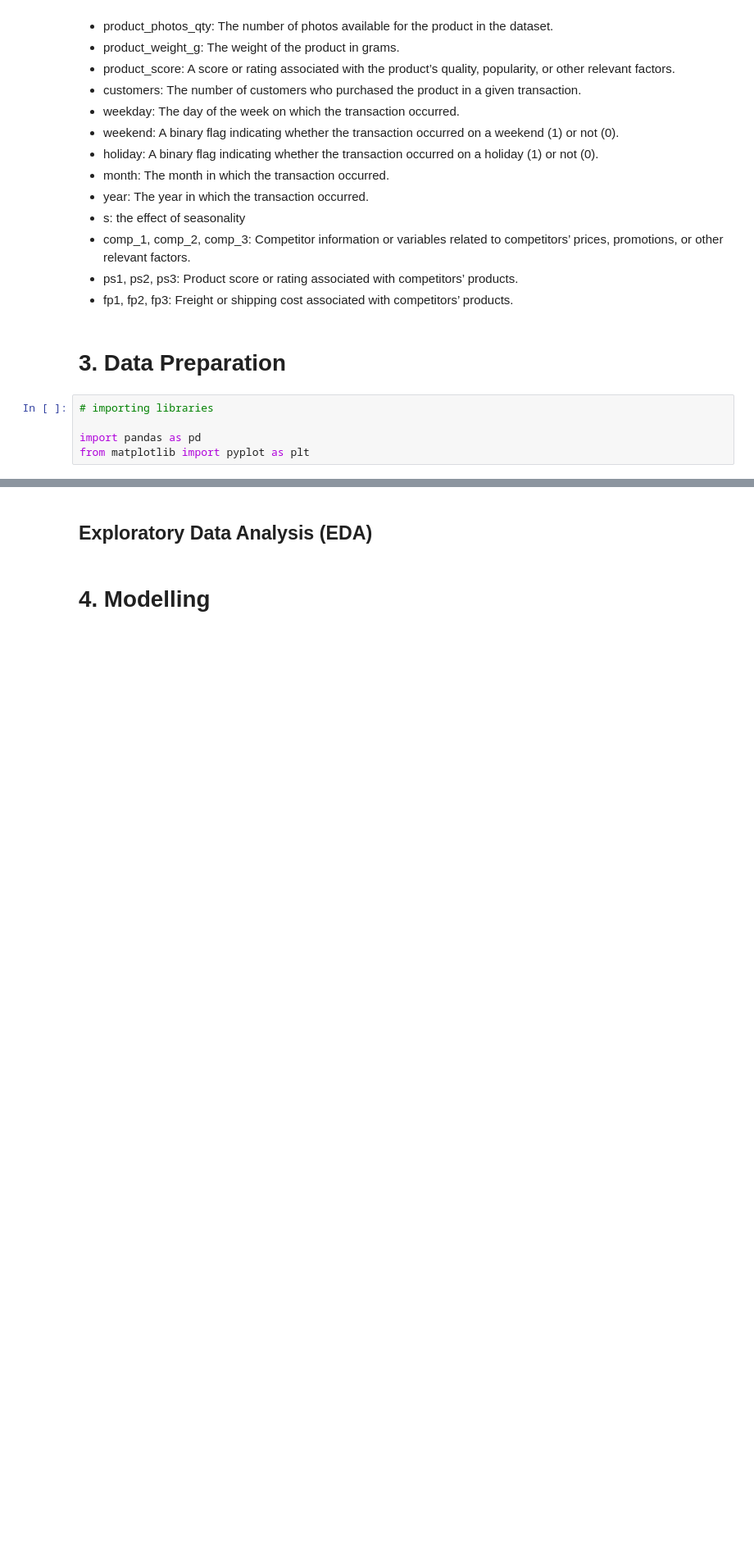
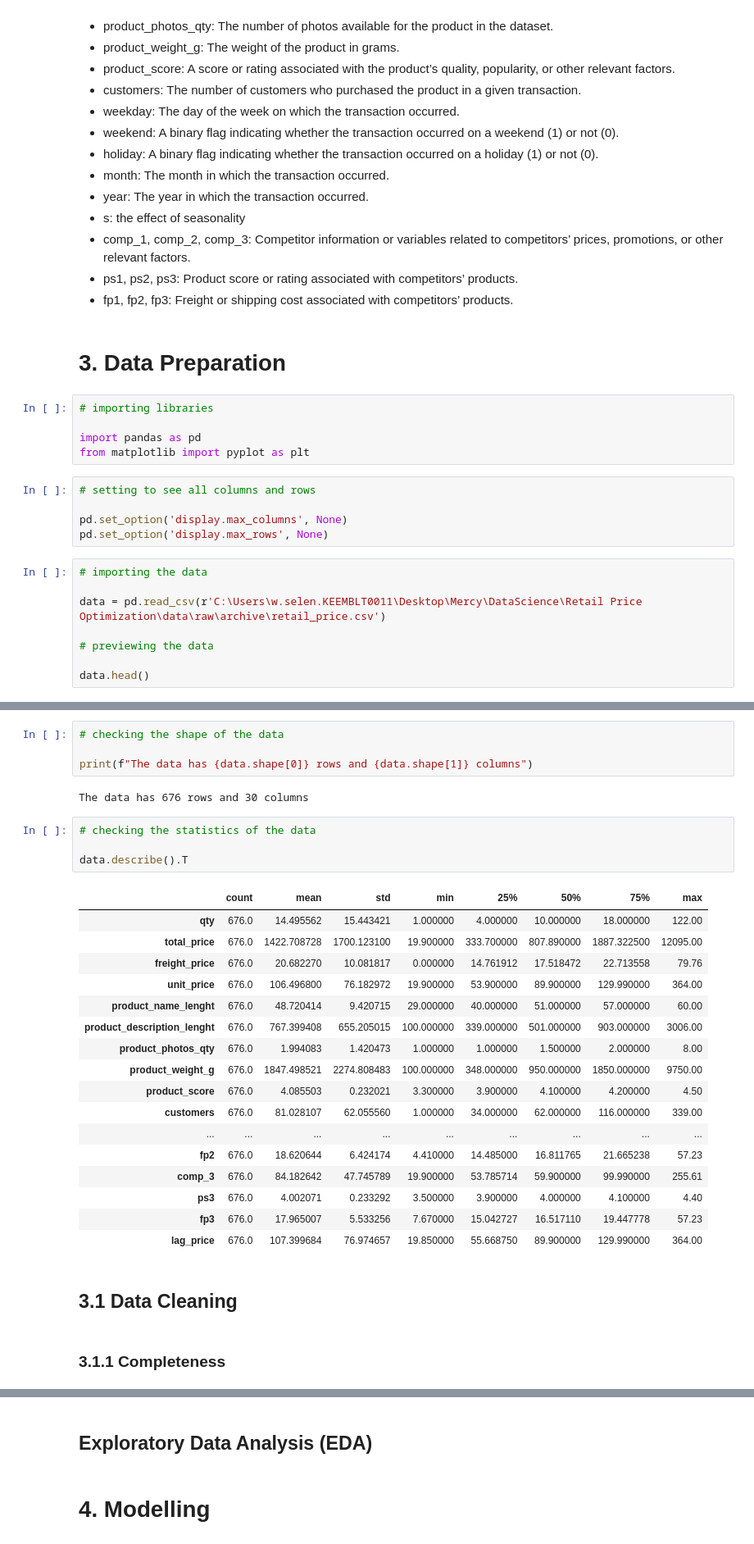
Before and after one commit to Mercy-Njambi/Retail-Price-Optimization, a Jupyter notebook: notebooks/Data analysis.ipynb, the cells around one changed output, grey strips where cells are left out. Shown: that part at 82% size. Drawn from its saved outputs; the diff is of its cells as text; blank space fills up the shorter version.

Commit message:
Data Cleaning Completed

```diff
--- a/notebooks/Data analysis.ipynb
+++ b/notebooks/Data analysis.ipynb
@@ -40,3 +40,16 @@ The columns in the data are :
 
 import pandas as pd
 from matplotlib import pyplot as plt
+# %%
+# setting to see all columns and rows
+
+pd.set_option('display.max_columns', None)
+pd.set_option('display.max_rows', None)
+# %%
+# importing the data
+
+data = pd.read_csv(r'C:\Users\w.selen.KEEMBLT0011\Desktop\Mercy\DataScience\Retail Price Optimization\data\raw\archive\retail_price.csv')
+
+# previewing the data
+
+data.head()
@@ -42,0 +63,32 @@ from matplotlib import pyplot as plt
+# %%
+# checking the shape of the data
+
+print(f"The data has {data.shape[0]} rows and {data.shape[1]} columns")
+# %% [output]
+The data has 676 rows and 30 columns
+# %%
+# checking the statistics of the data
+
+data.describe().T
+# %% [output]
+|  | count | mean | std | min | 25% | 50% | 75% | max |
+| qty | 676.0 | 14.495562 | 15.443421 | 1.000000 | 4.000000 | 10.000000 | 18.000000 | 122.00 |
+| total_price | 676.0 | 1422.708728 | 1700.123100 | 19.900000 | 333.700000 | 807.890000 | 1887.322500 | 12095.00 |
+| freight_price | 676.0 | 20.682270 | 10.081817 | 0.000000 | 14.761912 | 17.518472 | 22.713558 | 79.76 |
+| unit_price | 676.0 | 106.496800 | 76.182972 | 19.900000 | 53.900000 | 89.900000 | 129.990000 | 364.00 |
+| product_name_lenght | 676.0 | 48.720414 | 9.420715 | 29.000000 | 40.000000 | 51.000000 | 57.000000 | 60.00 |
+| product_description_lenght | 676.0 | 767.399408 | 655.205015 | 100.000000 | 339.000000 | 501.000000 | 903.000000 | 3006.00 |
+| product_photos_qty | 676.0 | 1.994083 | 1.420473 | 1.000000 | 1.000000 | 1.500000 | 2.000000 | 8.00 |
+| product_weight_g | 676.0 | 1847.498521 | 2274.808483 | 100.000000 | 348.000000 | 950.000000 | 1850.000000 | 9750.00 |
+| product_score | 676.0 | 4.085503 | 0.232021 | 3.300000 | 3.900000 | 4.100000 | 4.200000 | 4.50 |
+| customers | 676.0 | 81.028107 | 62.055560 | 1.000000 | 34.000000 | 62.000000 | 116.000000 | 339.00 |
+| ... | ... | ... | ... | ... | ... | ... | ... | ... |
+| fp2 | 676.0 | 18.620644 | 6.424174 | 4.410000 | 14.485000 | 16.811765 | 21.665238 | 57.23 |
+| comp_3 | 676.0 | 84.182642 | 47.745789 | 19.900000 | 53.785714 | 59.900000 | 99.990000 | 255.61 |
+| ps3 | 676.0 | 4.002071 | 0.233292 | 3.500000 | 3.900000 | 4.000000 | 4.100000 | 4.40 |
+| fp3 | 676.0 | 17.965007 | 5.533256 | 7.670000 | 15.042727 | 16.517110 | 19.447778 | 57.23 |
+| lag_price | 676.0 | 107.399684 | 76.974657 | 19.850000 | 55.668750 | 89.900000 | 129.990000 | 364.00 |
+# %% [markdown]
+## 3.1 Data Cleaning
+# %% [markdown]
+### 3.1.1 Completeness
```
Also changed, not shown: parts of 10 cells of this notebook.
